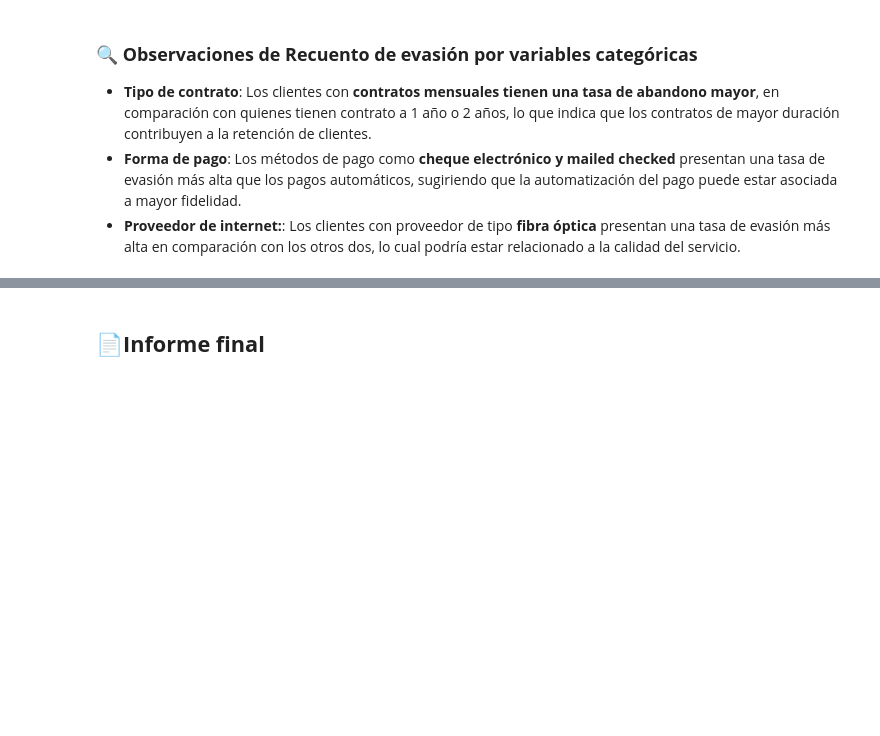
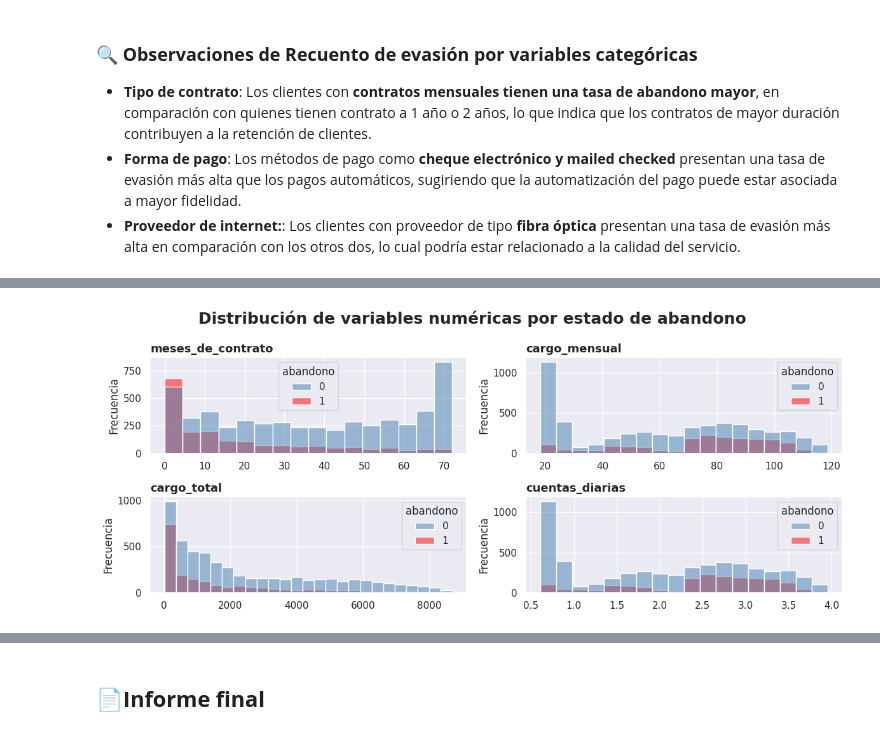
Before and after one commit to WLozanoH/TelecomX-Data-Science-AL, a Jupyter notebook: TelecomX.ipynb, the cells around one changed output, grey strips where cells are left out. Drawn from its saved outputs; the diff is of its cells as text; code cells hidden in the pictures; blank space fills up the shorter version.

Commit message:
Conteo de evasión por variables numéricas

```diff
--- a/TelecomX.ipynb
+++ b/TelecomX.ipynb
@@ -619,0 +624,26 @@ plt.show()
+# %%
+# Seleccionar las variables numéricas
+variables_numericas = [col for col in df.select_dtypes(include='number').columns if col !='abandono' and df[col].nunique() !=2]
+
+sns.set() # ajustar el estilo
+# Crear figura
+fig, axes = plt.subplots(2,2, figsize=(12,5))
+fig.suptitle('Distribución de variables numéricas por estado de abandono', fontsize=18, fontweight='bold')
+plt.subplots_adjust(hspace=0.4)
+
+#Aplanar los ejes:
+axes = axes.flatten()
+
+#Graficar
+for i, var in enumerate(variables_numericas):
+  ax = axes[i]
+  sns.histplot(data=df, x=var, hue='abandono', palette={0: 'steelblue', 1: 'red'},ax=ax)
+  ax.set_title(f'{var}', fontsize=13, fontweight='bold', loc='left')
+  ax.set_ylabel('Frecuencia')
+  ax.set_xlabel('')
+
+# Ajustar gráfico y mostrar
+plt.tight_layout()
+plt.show()
+# %% [output]
+[figure, added]
```
Also changed, not shown: parts of 4 cells of this notebook.
